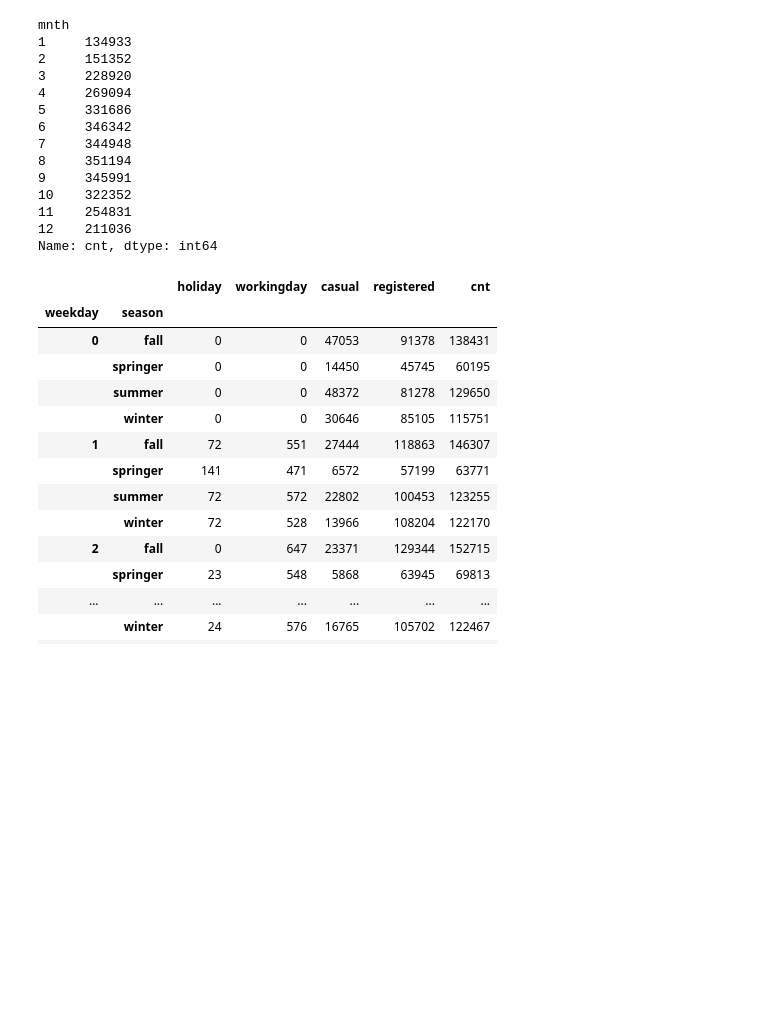
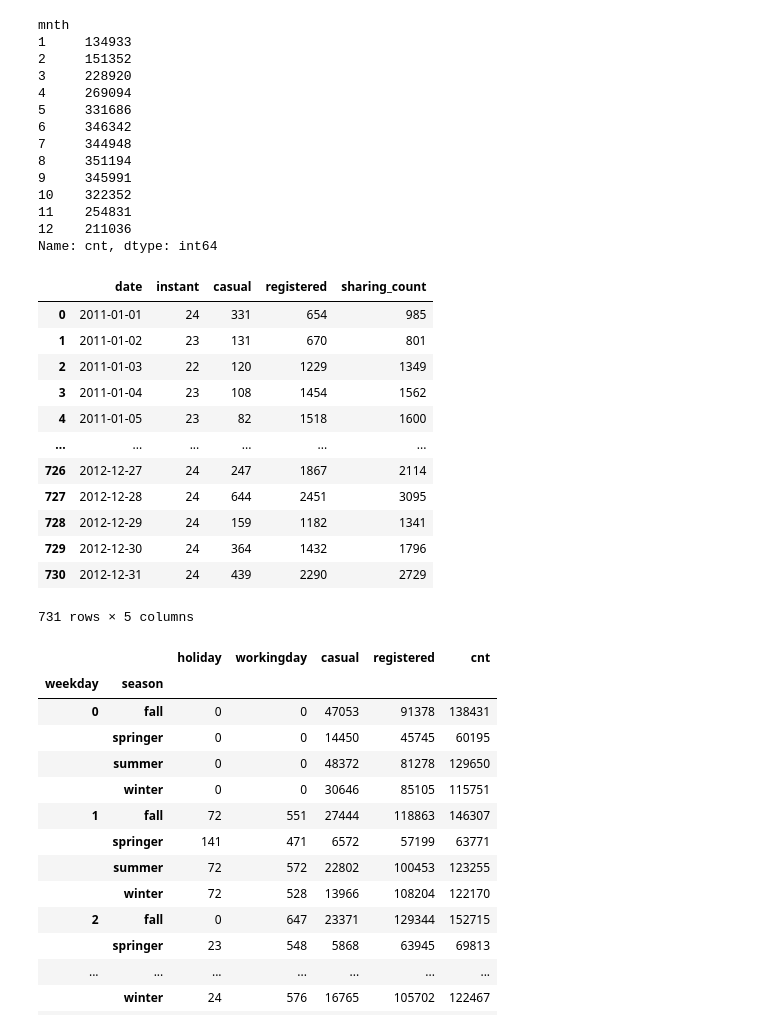
Before and after one commit to karisazsh/data-analysis-python, a Jupyter notebook: proyek_data_analysis/notebook.ipynb, the cells around one changed output. Saved outputs shown, nothing was run; the diff lists cells and outputs as text; code cells hidden in the pictures; blank space fills up the shorter version.

```diff
--- a/proyek_data_analysis/notebook.ipynb
+++ b/proyek_data_analysis/notebook.ipynb
@@ -222,6 +223,34 @@ mnth
 11    254831
 12    211036
 Name: cnt, dtype: int64
+# %%
+daily_sharing_df = hour_df.resample(rule='D', on='dteday').agg({
+    "instant": "nunique",
+    "casual": "sum",
+    "registered": "sum",
+    "cnt": "sum"
+})
+daily_sharing_df = daily_sharing_df.reset_index()
+daily_sharing_df.rename(columns={
+    "dteday": "date",
+    "cnt": "sharing_count"
+}, inplace=True)
+
+daily_sharing_df
+# %% [output]
+|  | date | instant | casual | registered | sharing_count |
+| 0 | 2011-01-01 | 24 | 331 | 654 | 985 |
+| 1 | 2011-01-02 | 23 | 131 | 670 | 801 |
+| 2 | 2011-01-03 | 22 | 120 | 1229 | 1349 |
+| 3 | 2011-01-04 | 23 | 108 | 1454 | 1562 |
+| 4 | 2011-01-05 | 23 | 82 | 1518 | 1600 |
+| ... | ... | ... | ... | ... | ... |
+| 726 | 2012-12-27 | 24 | 247 | 1867 | 2114 |
+| 727 | 2012-12-28 | 24 | 644 | 2451 | 3095 |
+| 728 | 2012-12-29 | 24 | 159 | 1182 | 1341 |
+| 729 | 2012-12-30 | 24 | 364 | 1432 | 1796 |
+| 730 | 2012-12-31 | 24 | 439 | 2290 | 2729 |
+731 rows × 5 columns
 # %%
 hour_df.groupby(by=["weekday", 'season']).agg({
     "holiday": "sum",
```
Also changed, not shown: parts of 7 cells of this notebook, 3 other files.
